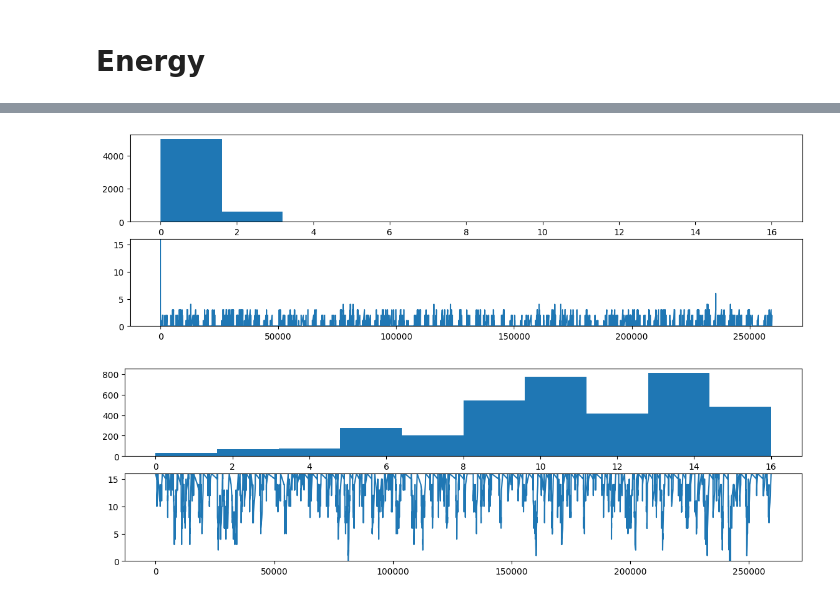
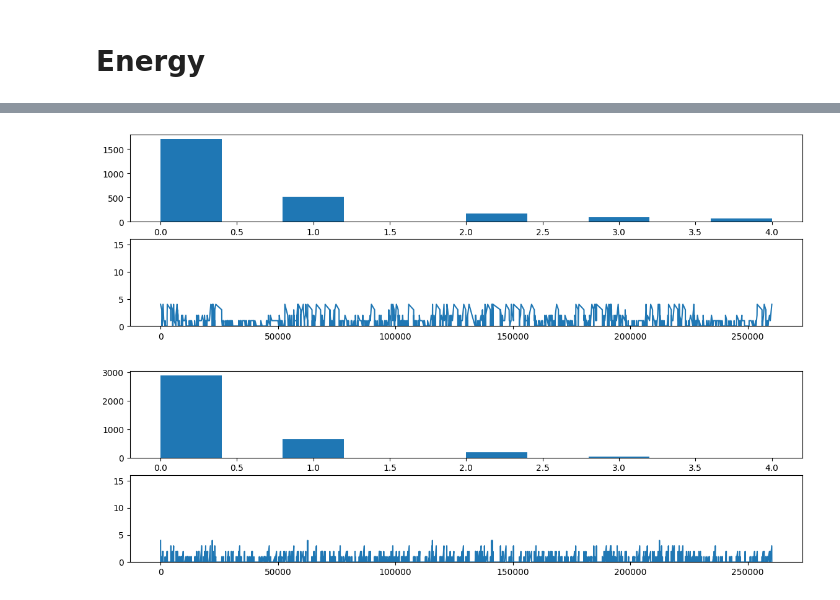
Before and after one commit to tanaxer01/bati-scheduler, a Jupyter notebook: Untitled.ipynb, the cells around one changed output, grey strips where cells are left out. Saved outputs shown, nothing was run; the diff lists cells and outputs as text; code cells hidden in the pictures.

```diff
--- a/Untitled.ipynb
+++ b/Untitled.ipynb
@@ -197,5 +197,5 @@ plt.show()
 # %%
-dqn  = df["HostStateSwitchMonitor"][ df["HostStateSwitchMonitor"].index == "DQN3" ]
+dqn  = df["HostStateSwitchMonitor"][ df["HostStateSwitchMonitor"].index == "NONE" ]
 
 plt.figure(figsize=(14,4))
 
@@ -207,21 +207,21 @@ plt.plot('time', 'nb_idle', data=dqn)
 plt.ylim(0,16)
 plt.show()
 # %% [output]
-[figure, old version]
+[figure, new version]
 # %%
-fcfs = df["HostStateSwitchMonitor"][ df["HostStateSwitchMonitor"].index == "EASY+DQN" ]
+fcfs = df["HostStateSwitchMonitor"][ df["HostStateSwitchMonitor"].index == "20T" ]
 
 plt.figure(figsize=(14,4))
 
 plt.subplot(2,1,1)
 plt.hist('nb_idle', data=fcfs)
 
 plt.subplot(2,1,2)
 plt.plot('time', 'nb_idle', data=fcfs)
 plt.ylim(0,16)
 plt.show()
 # %% [output]
-[figure, old version]
+[figure, new version]
 # %%
 from evalys.mstates import MachineStatesChanges
 from evalys.visu.legacy import plot_mstates
```
Also changed, not shown: parts of 5 cells of this notebook, 28 other files.
